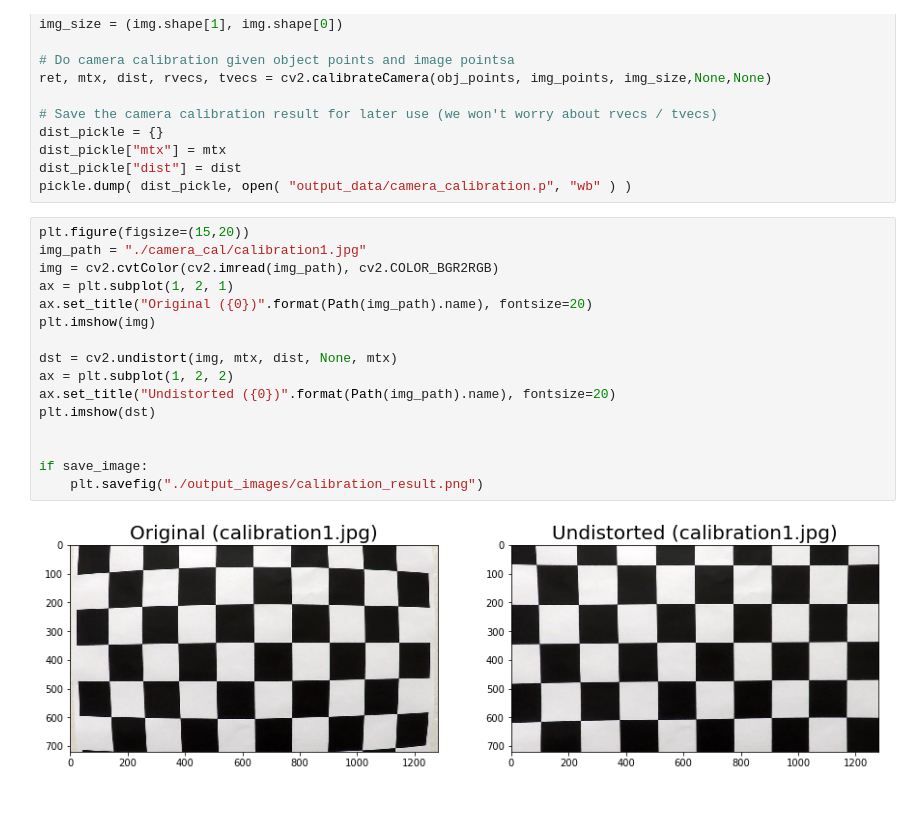
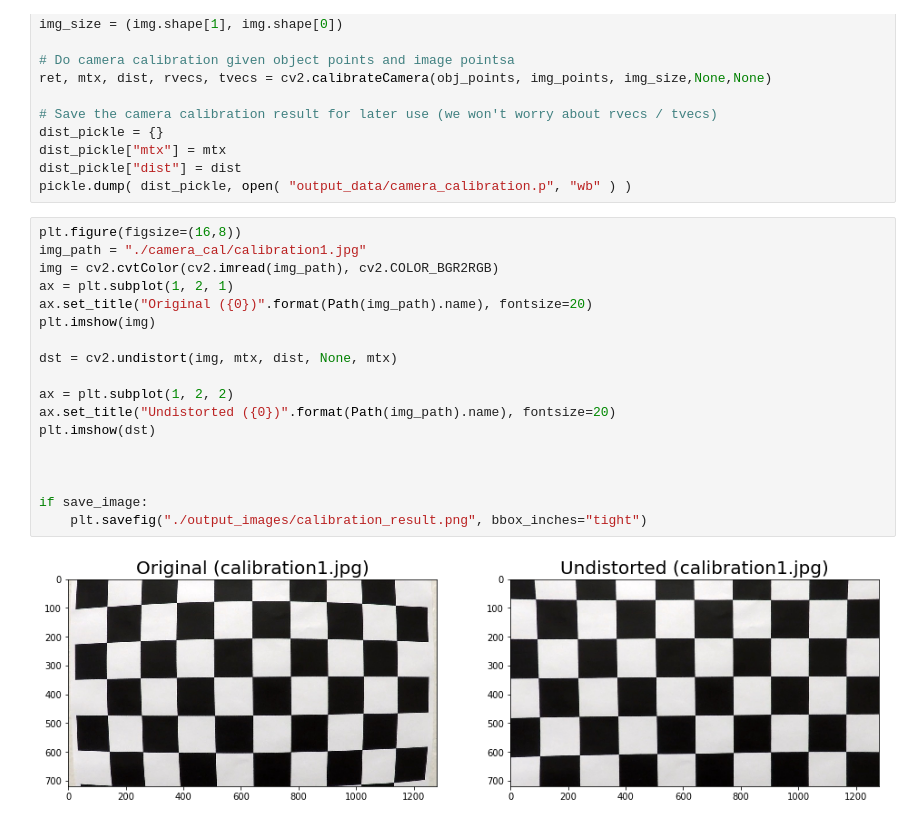
Before and after one commit to i-aki-y/selfdrivingcar-project4, a Jupyter notebook: Calibration.ipynb, the cells around one changed output. Cells and saved outputs as stored; diff of their text form.

```diff
--- a/Calibration.ipynb
+++ b/Calibration.ipynb
@@ -87,20 +83,22 @@ dist_pickle["mtx"] = mtx
 dist_pickle["dist"] = dist
 pickle.dump( dist_pickle, open( "output_data/camera_calibration.p", "wb" ) )
 # %%
-plt.figure(figsize=(15,20))
+plt.figure(figsize=(16,8))
 img_path = "./camera_cal/calibration1.jpg"
 img = cv2.cvtColor(cv2.imread(img_path), cv2.COLOR_BGR2RGB)
 ax = plt.subplot(1, 2, 1)
 ax.set_title("Original ({0})".format(Path(img_path).name), fontsize=20)
 plt.imshow(img)
 
 dst = cv2.undistort(img, mtx, dist, None, mtx)
+
 ax = plt.subplot(1, 2, 2)
 ax.set_title("Undistorted ({0})".format(Path(img_path).name), fontsize=20)
 plt.imshow(dst)
 
 
+
 if save_image:
-    plt.savefig("./output_images/calibration_result.png")
+    plt.savefig("./output_images/calibration_result.png", bbox_inches="tight")
 # %% [output]
-[figure, old version]
+[figure, new version]
```
Also changed, not shown: parts of 4 cells of this notebook, 10 other files.
